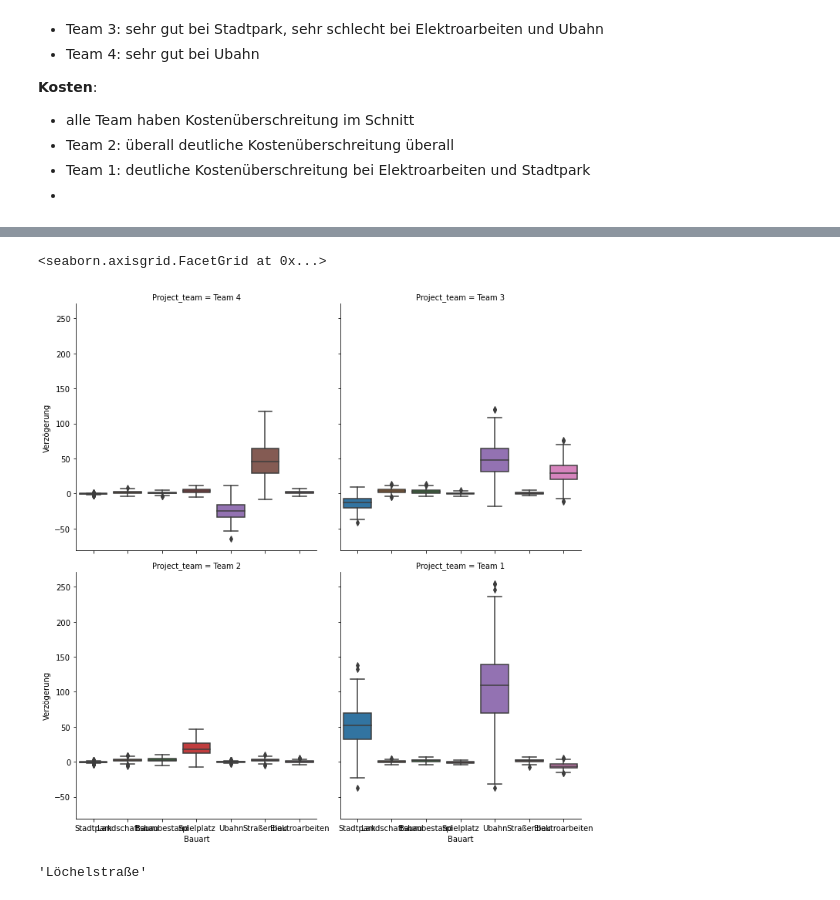
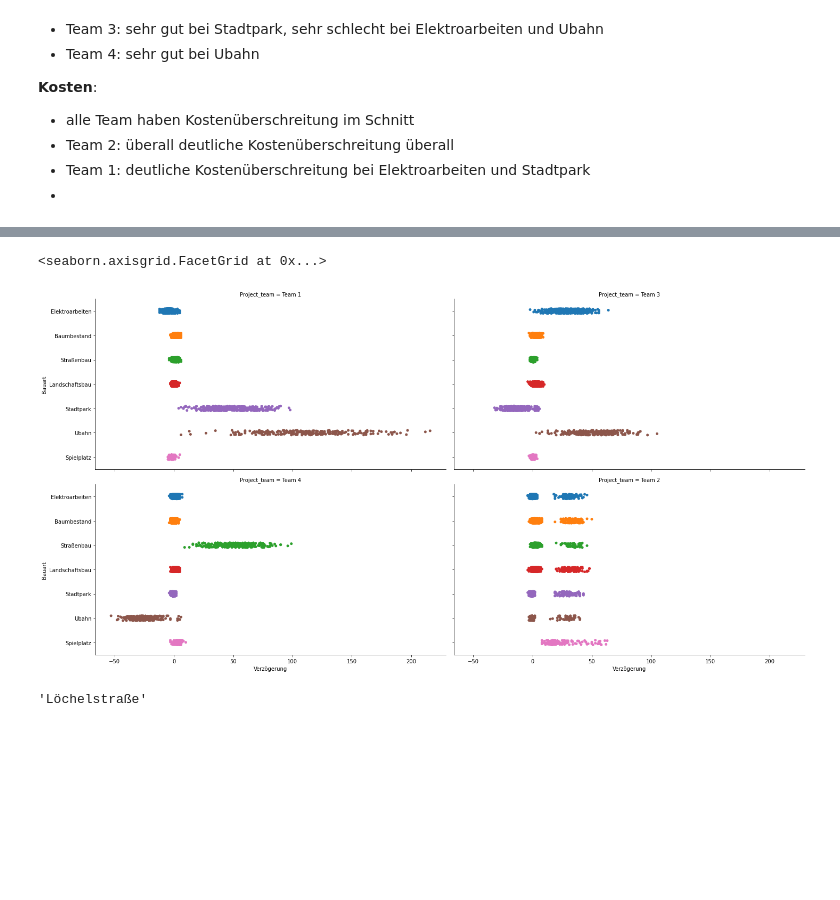
Before and after one commit to fredzett/BA-C, a Jupyter notebook: Chapters/sandbox.ipynb, the cells around one changed output, grey strips where cells are left out. Saved outputs shown, nothing was run; the diff lists cells and outputs as text; code cells hidden in the pictures; blank space fills up the shorter version.

```diff
--- a/Chapters/sandbox.ipynb
+++ b/Chapters/sandbox.ipynb
@@ -731,0 +735,3 @@ df.tail(), counter
+# %%
+df = pd.read_csv("../_data/Construction.csv")
+df.head()
@@ -734,6 +747,9 @@ df = (df
 .assign(Dauer_ist = lambda x: (x["Ist_Bau_fertig"] - x["Projekt_Beginn"]).dt.days,
         Dauer_plan = lambda x: (x["Plan_Bau_fertig"] - x["Projekt_Beginn"]).dt.days,
         Verzögerung = lambda x: x["Dauer_ist"] - x["Dauer_plan"],
+        Kostenabweichung_perc = lambda x: (x["Ist_Kosten"] - x["Plan_Kosten"]) / x["Plan_Kosten"],
+        Kostenabweichung_eur = lambda x: x["Ist_Kosten"] - x["Plan_Kosten"],
+        Monat = lambda x: x["Projekt_Beginn"].dt.month.astype("category"),
         )
 )
 df.head()
@@ -747,8 +827,8 @@ df.head()
 # %%
-sns.catplot(x="Bauart", y="Verzögerung", col="Project_team", col_wrap=2, data=df, kind="box", ci=False)
+sns.catplot(y="Bauart", x="Verzögerung", col="Project_team", col_wrap=2,  data=df, kind="strip", height=5, aspect=2)
 # %% [output]
 <seaborn.axisgrid.FacetGrid at 0x...>
-[figure, old version]
+[figure, new version]
 # %%
 # Generate fake project names in German
 def generate_project_name():
```
Also changed, not shown: parts of 7 cells of this notebook, 45 other files.
